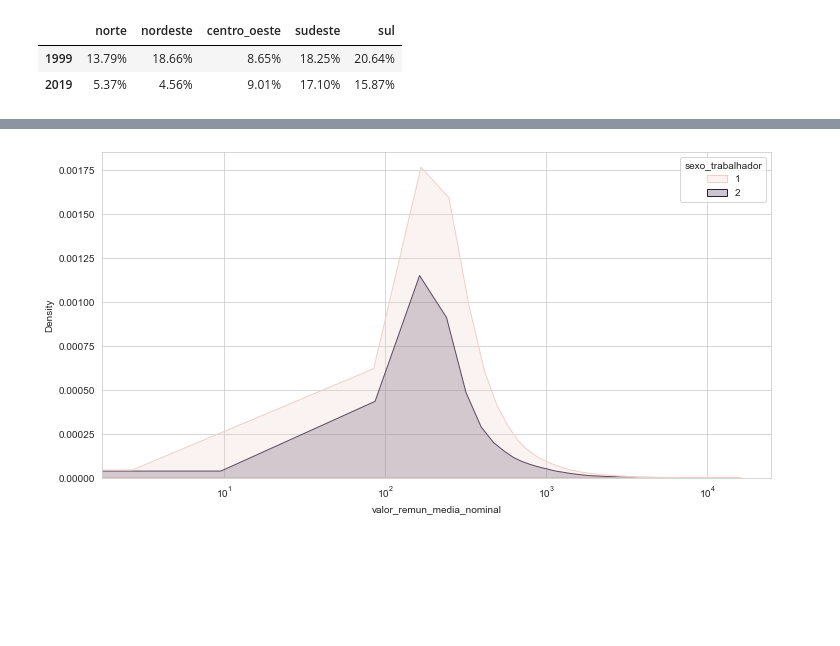
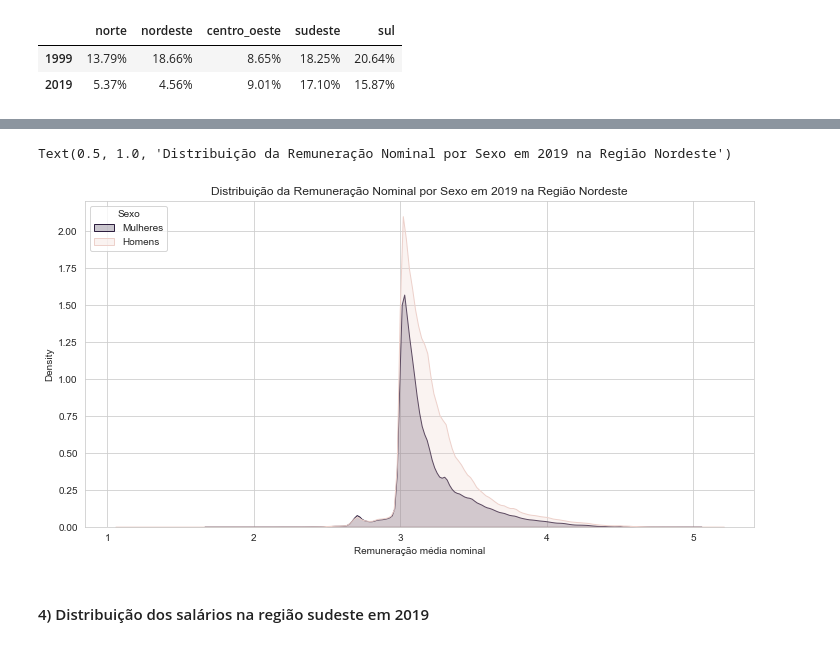
Before and after one commit to MariaLuizaCw/Processo-seletivo-UFRJ-Analytica, a Jupyter notebook: tarefas_dados/analise_rm_nominal.ipynb, the cells around one changed output, grey strips where cells are left out. Cells and saved outputs as stored; diff of their text form; code cells hidden in the pictures; blank space fills up the shorter version.

```diff
--- a/tarefas_dados/analise_rm_nominal.ipynb
+++ b/tarefas_dados/analise_rm_nominal.ipynb
@@ -113,6 +113,9 @@ regioes= {
     "sudeste":["RJ", "SP", "MG", "ES"],
     "sul": ["PR", "RS", "SC"]
 }
+
+def aplicalog(linha):
+    return np.log10(linha["valor_remun_media_nominal"])
 # %% [markdown]
 #### 2) Redução da desigualdade salarial nas regiões de 1999 até 2019
 # %%
@@ -156,0 +139,9 @@ salarios_nordeste_1999 = agregado_vinculos[
+# %%
+agregados_nordeste_2019 = agregado_vinculos[
+    (agregado_vinculos["sigla_uf"].isin(regioes["nordeste"])) &
+    (agregado_vinculos["ano"] == 2019)
+]
+
+nordeste_2019_rem_log = agregados_nordeste_2019.apply(aplicalog, axis=1)
+nordeste_2019_rem_log = nordeste_2019_rem_log.rename("valor_remun_media_nominal_log")
+nordeste_2019_rem_log
@@ -156,0 +161,3 @@ salarios_nordeste_1999 = agregado_vinculos[
+# %%
+agregados_nordeste_2019_log = pd.concat([agregados_nordeste_2019["sexo_trabalhador"], nordeste_2019_rem_log], axis=1)
+agregados_nordeste_2019_log
@@ -157,6 +178,12 @@ salarios_nordeste_1999 = agregado_vinculos[
 # %%
 plt.figure(figsize=(12, 6))
-sns.kdeplot(data=salarios_nordeste_1999, shade=True, x="valor_remun_media_nominal", hue="sexo_trabalhador")
-plt.xscale('log')
+sns.kdeplot(data=agregados_nordeste_2019_log, shade=True, x="valor_remun_media_nominal_log", hue="sexo_trabalhador")
+
+plt.xlabel("Remuneração média nominal")
+plt.legend(title='Sexo', loc='upper left', labels=['Mulheres', 'Homens'])
+plt.title("Distribuição da Remuneração Nominal por Sexo em 2019 na Região Nordeste")
 # %% [output]
+Text(0.5, 1.0, 'Distribuição da Remuneração Nominal por Sexo em 2019 na Região Nordeste')
-[figure, old version]
+[figure, new version]
+# %% [markdown]
+#### 4) Distribuição dos salários na região sudeste em 2019
```
Also changed, not shown: parts of 15 cells of this notebook, 3 other files.
